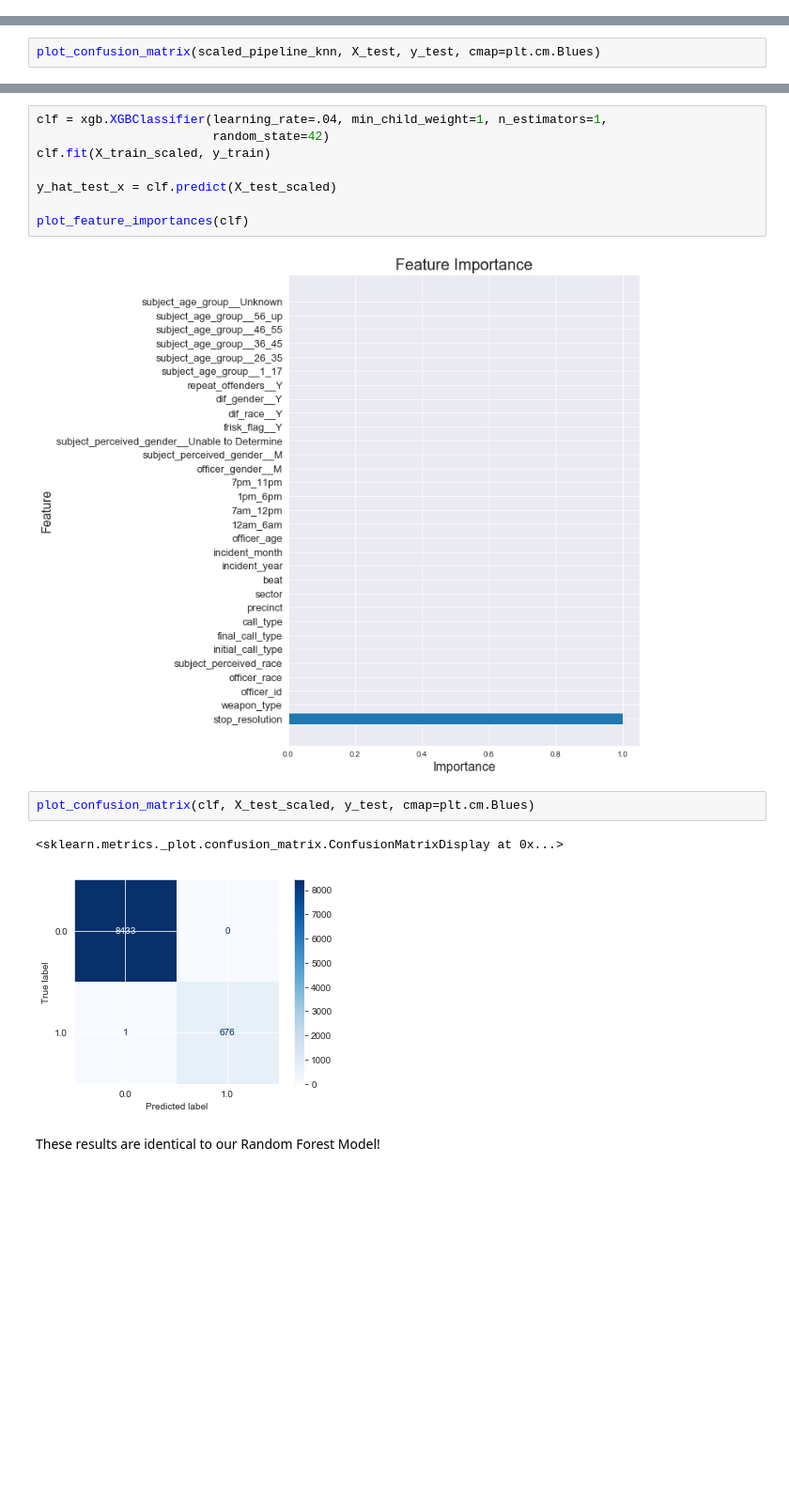
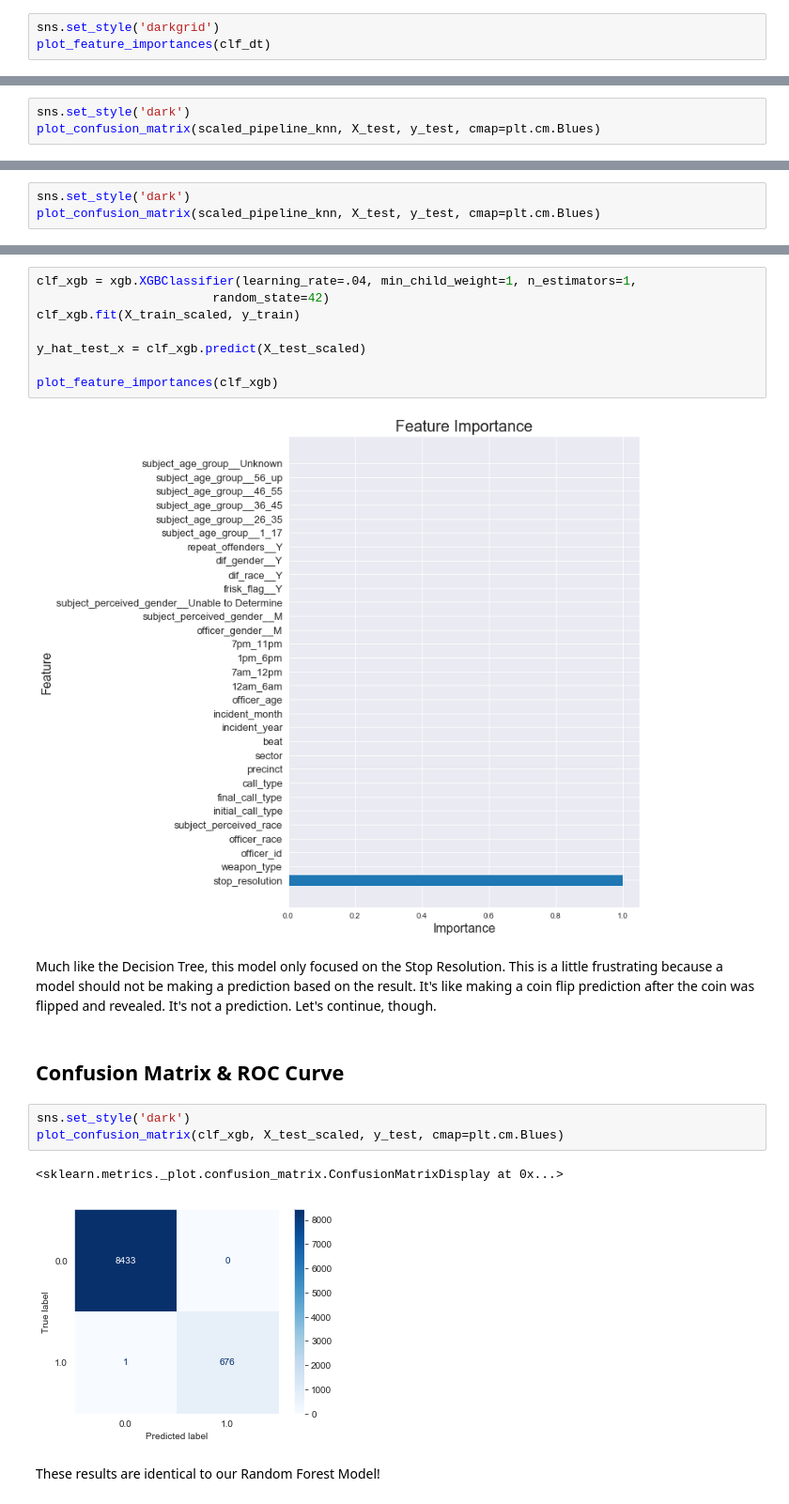
Before and after one commit to bmauss/LogReg_Analysis_of_Terry_Stops, a Jupyter notebook: 3. Modeling.ipynb, the cells around one changed output, grey strips where cells are left out. Shown at 94% size. Saved outputs shown, nothing was run; the diff lists cells and outputs as text; blank space fills up the shorter version.

```diff
--- a/3. Modeling.ipynb
+++ b/3. Modeling.ipynb
@@ -660,0 +672,3 @@ plot_feature_importances(clf)
+# %%
+sns.set_style('darkgrid')
+plot_feature_importances(clf_dt)
@@ -695,0 +709,3 @@ plot_confusion_matrix(scaled_pipeline_knn, X_test, y_test)
+# %%
+sns.set_style('dark')
+plot_confusion_matrix(scaled_pipeline_knn, X_test, y_test, cmap=plt.cm.Blues)
@@ -756,6 +777,7 @@ plot_roc(scaled_pipeline_knn, X_test, y_test)
 AUC: 0.7810005042790149
 [figure]
 # %%
+sns.set_style('dark')
 plot_confusion_matrix(scaled_pipeline_knn, X_test, y_test, cmap=plt.cm.Blues)
 # %% [output]
 <sklearn.metrics._plot.confusion_matrix.ConfusionMatrixDisplay at 0x...>
@@ -826,18 +851,23 @@ Let's check out feature importance, confusion matrix, and ROC Curve.
 # %%
-clf = xgb.XGBClassifier(learning_rate=.04, min_child_weight=1, n_estimators=1,
+clf_xgb = xgb.XGBClassifier(learning_rate=.04, min_child_weight=1, n_estimators=1,
                         random_state=42)
-clf.fit(X_train_scaled, y_train)
+clf_xgb.fit(X_train_scaled, y_train)
 
-y_hat_test_x = clf.predict(X_test_scaled)
+y_hat_test_x = clf_xgb.predict(X_test_scaled)
 
-plot_feature_importances(clf)
+plot_feature_importances(clf_xgb)
 # %% [output]
 [figure]
+# %% [markdown]
+Much like the Decision Tree, this model only focused on the Stop Resolution.  This is a little frustrating because a model should not be making a prediction based on the result.  It's like making a coin flip prediction after the coin was flipped and revealed.  It's not a prediction.  Let's continue, though.
+# %% [markdown]
+## Confusion Matrix & ROC Curve
 # %%
-plot_confusion_matrix(clf, X_test_scaled, y_test, cmap=plt.cm.Blues)
+sns.set_style('dark')
+plot_confusion_matrix(clf_xgb, X_test_scaled, y_test, cmap=plt.cm.Blues)
 # %% [output]
 <sklearn.metrics._plot.confusion_matrix.ConfusionMatrixDisplay at 0x...>
-[figure, old version]
+[figure, new version]
 # %% [markdown]
 These results are identical to our Random Forest Model!
 # %%
```
Also changed, not shown: parts of 36 cells of this notebook, 12 other files.
